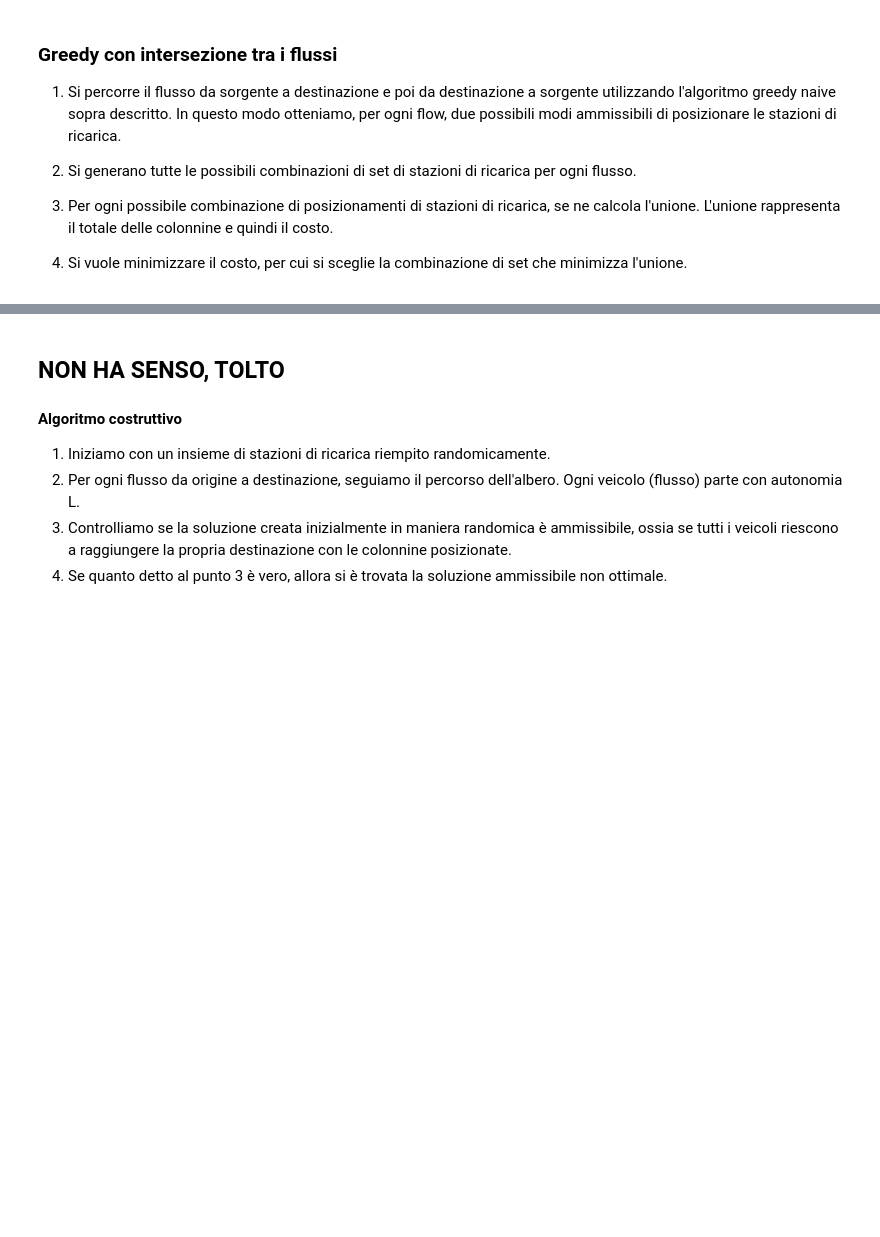
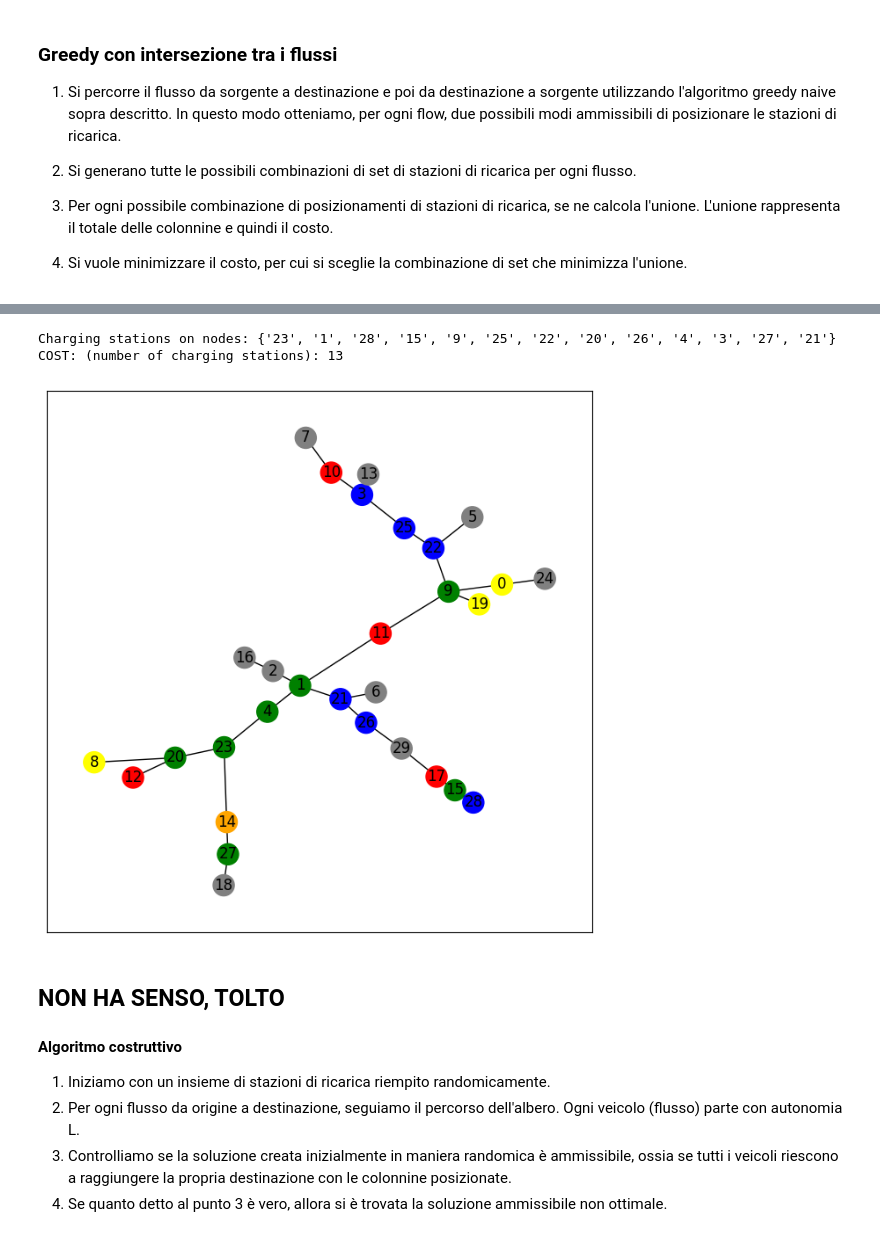
Before and after one commit to marielean/ChargingStations, a Jupyter notebook: ChargingStations.ipynb, the cells around one changed output, grey strips where cells are left out. Drawn from its saved outputs; the diff is of its cells as text; code cells hidden in the pictures; blank space fills up the shorter version.

```diff
--- a/ChargingStations.ipynb
+++ b/ChargingStations.ipynb
@@ -185,3 +191,60 @@ COST: (number of charging stations): 7
+# %%
+import networkx as nx
+import utility_functions as uf
+
+T, flows, L, K, N = uf.load_all_data("tree_net/bigtree.gml")
+
+def select_the_flow(flows: list) -> tuple:
+    '''
+    Select the flow that will be used to inizialize the charging stations list
+    '''
+    paths = uf.get_all_paths_of_all_flows(T, flows)
+    max_path = max(paths, key=len)
+    #return flows[1]
+    return [max_path[0], max_path[-1]]
+
+def set_forward(Tree: nx.Graph, flows: list):
+    '''
+    Set the charging stations for one forward path
+    '''
+    flow = select_the_flow(flows)
+    flows.remove(flow)
+    L = Tree.graph['L']
+
+    # Set the charging stations for the first flow
+    charge = L
+    path = nx.shortest_path(Tree, source=flow[0], target=flow[1])
+    charging_stations = set()
+    for i in range(len(path) - 1):
+        charge -= Tree.edges[(path[i], path[i+1])]['weight']
+        if charge < 0:
+            charging_stations.add(path[i])
+            charge = L
+
+    # Set the charging stations for the other flows in base of the existing charging stations
+    charge = L
+    for flow in flows:
+        path = nx.shortest_path(Tree, source=flow[0], target=flow[1])
+        for i in range(len(path) - 1):
+            if path[i] in charging_stations:
+                charge = L
+            elif path[i] not in charging_stations:
+                charge -= Tree.edges[(path[i], path[i+1])]['weight']
+                if charge < 0:
+                    charging_stations.add(path[i])
+                    charge = L
+
+    return charging_stations
+
+charging_stations = set_forward(T, flows)
+print("Charging stations on nodes:", (charging_stations))
+print(f"COST: (number of charging stations): {len(charging_stations)}")
+uf.set_chrg_stations(T, list(charging_stations))
+uf.draw_tree(T, flows)
+# %% [output]
+Charging stations on nodes: {'23', '1', '28', '15', '9', '25', '22', '20', '26', '4', '3', '27', '21'}
+COST: (number of charging stations): 13
+[figure, added]
 # %% [markdown]
 ## NON HA SENSO, TOLTO
 #### Algoritmo costruttivo
```
Also changed, not shown: parts of 3 cells of this notebook, 3 other files.
